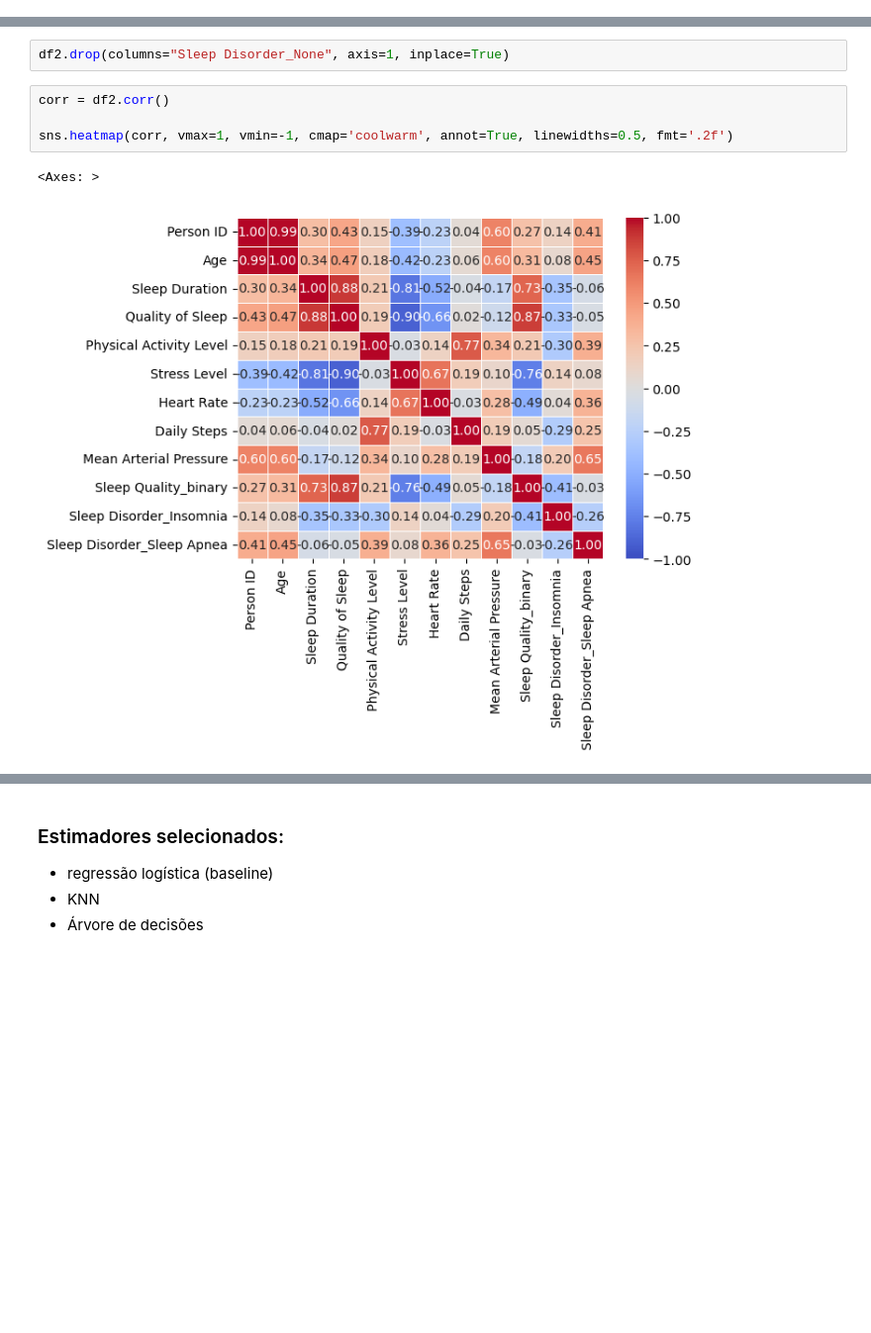
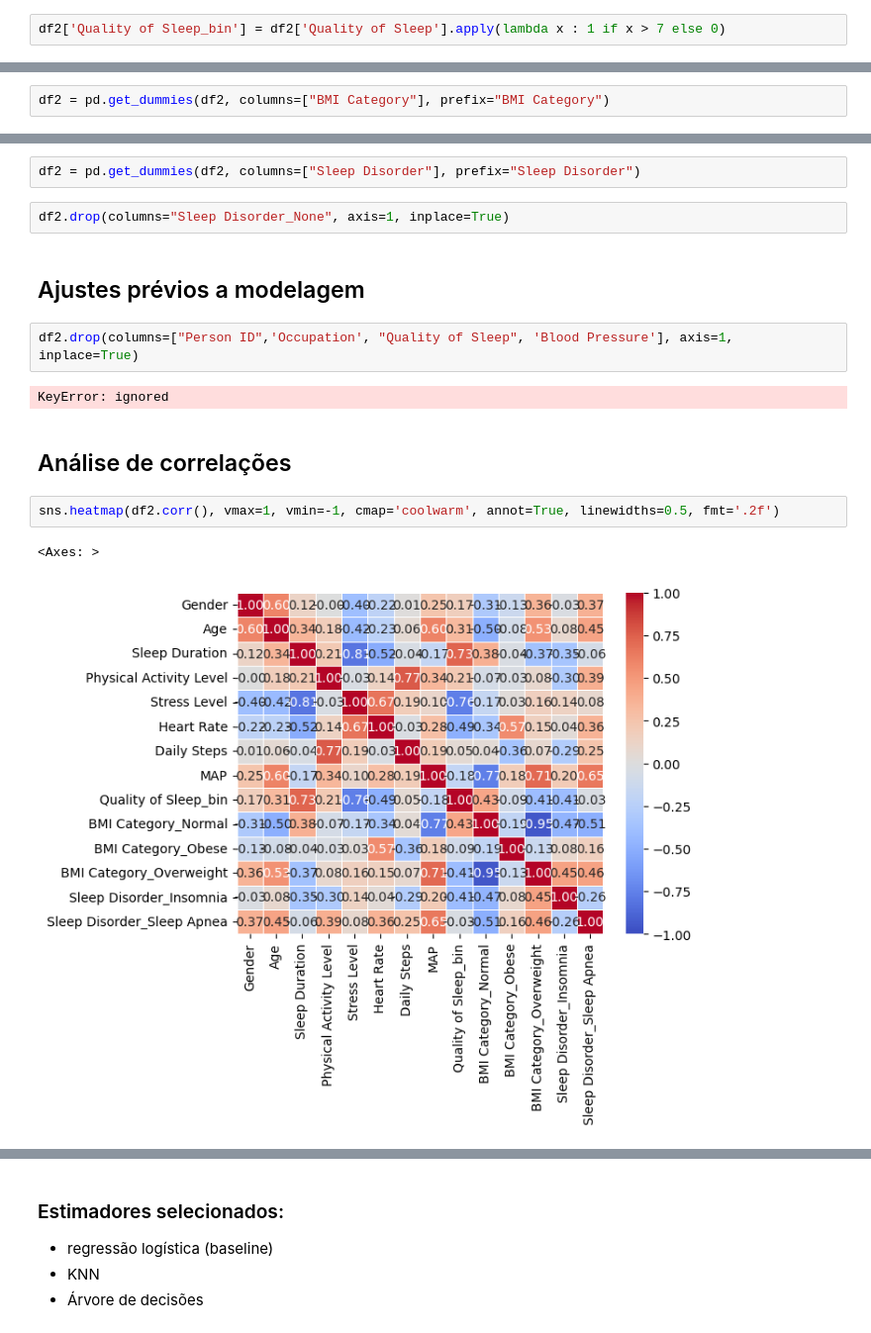
Before and after one commit to juliamuto/projeto_machine_learning_I, a Jupyter notebook: projeto.ipynb, the cells around one changed output, grey strips where cells are left out. Shown at 99% size. Drawn from its saved outputs; the diff is of its cells as text; blank space fills up the shorter version.

Commit message:
added baseline model

```diff
--- a/projeto.ipynb
+++ b/projeto.ipynb
@@ -237,0 +249,2 @@ df2 = pd.get_dummies(df_limpo, columns=["Sleep Disorder"], prefix="Sleep Disorde
+# %%
+df2['Quality of Sleep_bin'] = df2['Quality of Sleep'].apply(lambda x : 1 if x > 7 else 0)
@@ -237,0 +262,2 @@ df2 = pd.get_dummies(df_limpo, columns=["Sleep Disorder"], prefix="Sleep Disorde
+# %%
+df2 = pd.get_dummies(df2, columns=["BMI Category"], prefix="BMI Category")
@@ -238,11 +266,19 @@ df2 = pd.get_dummies(df_limpo, columns=["Sleep Disorder"], prefix="Sleep Disorde
+# %%
+df2 = pd.get_dummies(df2, columns=["Sleep Disorder"], prefix="Sleep Disorder")
 # %%
 df2.drop(columns="Sleep Disorder_None", axis=1, inplace=True)
+# %% [markdown]
+## Ajustes prévios a modelagem
+# %%
+df2.drop(columns=["Person ID",'Occupation', "Quality of Sleep", 'Blood Pressure'], axis=1, inplace=True)
+# %% [output]
+KeyError: ignored
+# %% [markdown]
+## Análise de correlações
 # %%
-corr = df2.corr()
-
-sns.heatmap(corr, vmax=1, vmin=-1, cmap='coolwarm', annot=True, linewidths=0.5, fmt='.2f')
+sns.heatmap(df2.corr(), vmax=1, vmin=-1, cmap='coolwarm', annot=True, linewidths=0.5, fmt='.2f')
 # %% [output]
 <Axes: >
-[figure, old version]
+[figure, new version]
 # %% [markdown]
 baseados no heatmap, faz sentido droparmos:
```
Also changed, not shown: parts of 98 cells of this notebook.
